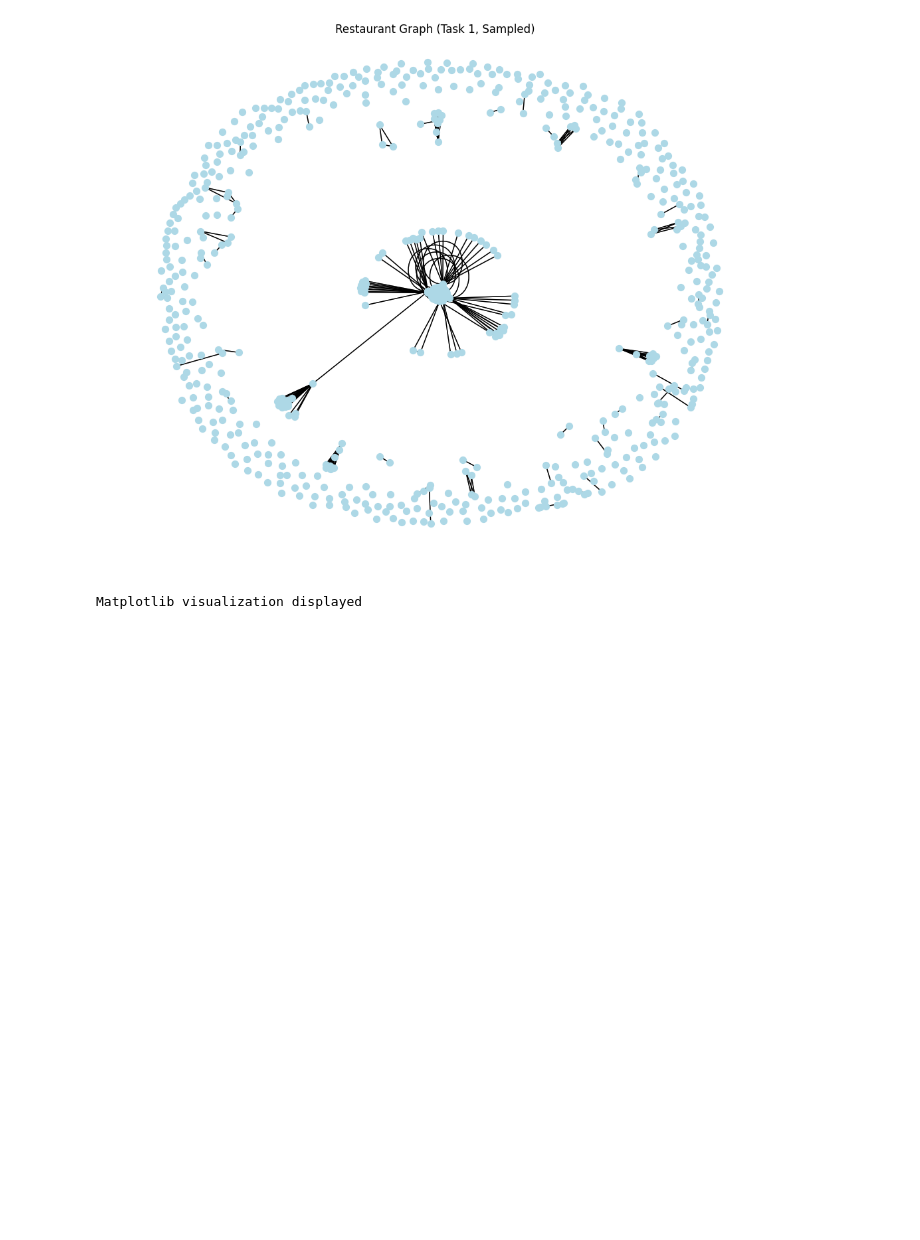
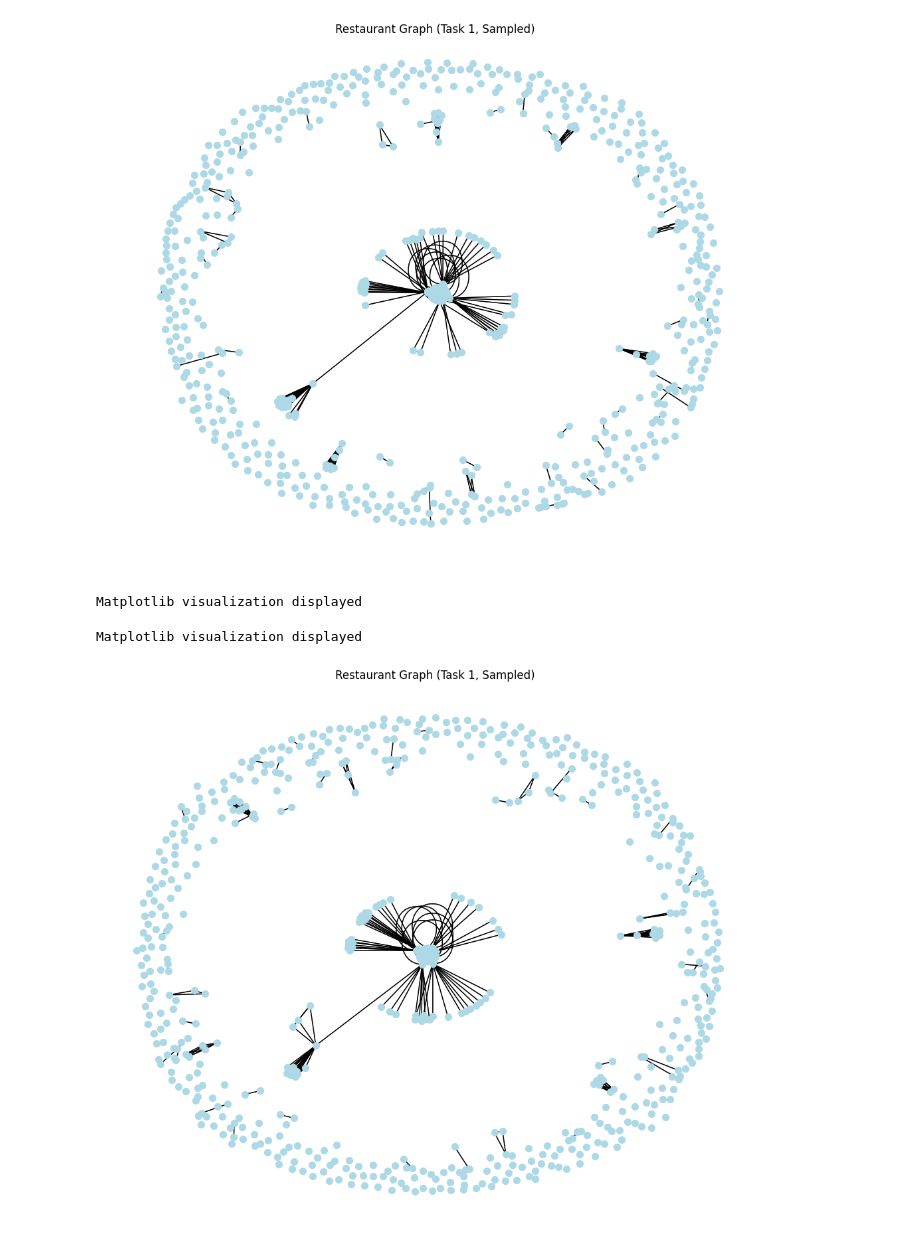
Before and after one commit to Marwa-Khan/TripAdvisor-European-restaurants, a Jupyter notebook: data-preprocessing.ipynb, the cells around one changed output. Cells and saved outputs as stored; diff of their text form; code cells hidden in the pictures; blank space fills up the shorter version.

```diff
--- a/data-preprocessing.ipynb
+++ b/data-preprocessing.ipynb
@@ -569,3 +569,17 @@ Sampled graph: 1000 nodes, 81794 edges
 Sampled visualization saved to /kaggle/working/restaurant_graph_sampled.html
 [figure]
 Matplotlib visualization displayed
+# %%
+# Step 4: Alternative Matplotlib visualization
+plt.figure(figsize=(10, 8))
+pos = nx.spring_layout(G_sampled, k=0.1)
+nx.draw(G_sampled, pos, node_size=50, node_color='lightblue', with_labels=False)
+nx.draw_networkx_edges(G_sampled, pos, alpha=0.5)
+plt.title("Restaurant Graph (Task 1, Sampled)")
+# plt.show()
+print("Matplotlib visualization displayed")
+plt.savefig('/kaggle/working/task1graph.png')
+plt.show()
+# %% [output]
+Matplotlib visualization displayed
+[figure, added]
```
Also changed, not shown: parts of 9 cells of this notebook.
